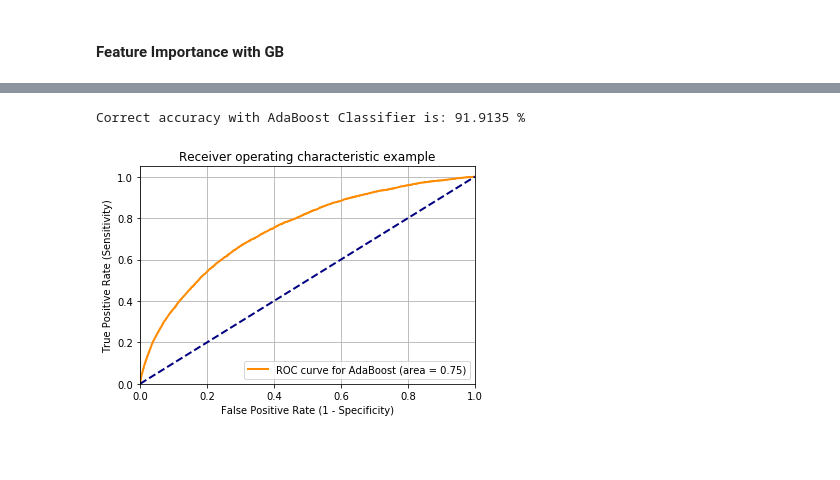
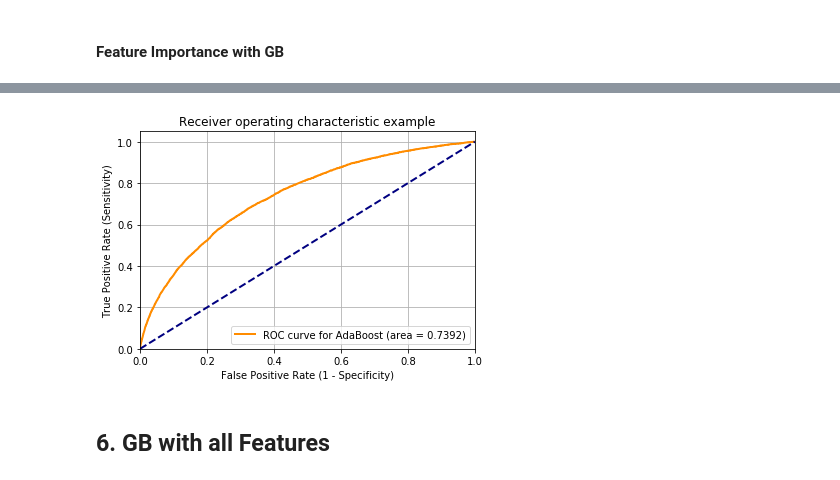
Before and after one commit to srastgou/Capstone-Project-Home-Credit-Default-Risk-, a Jupyter notebook: Capstone Proejct Home Credit Default Risk.ipynb, the cells around one changed output, grey strips where cells are left out. Saved outputs shown, nothing was run; the diff lists cells and outputs as text; code cells hidden in the pictures; blank space fills up the shorter version.

```diff
--- a/Capstone Proejct Home Credit Default Risk.ipynb
+++ b/Capstone Proejct Home Credit Default Risk.ipynb
@@ -306,0 +746,4 @@ Train.describe().T
+# %%
+sns.countplot(df['FLAG_PHONE'],palette="Set2")
+plt.show()
+df['FLAG_PHONE']=df['FLAG_PHONE'].fillna(0)
@@ -306,0 +752,4 @@ Train.describe().T
+# %%
+sns.countplot(df['FLAG_OWN_CAR'],palette="Set2")
+plt.show()
+df['FLAG_OWN_CAR']=df['FLAG_OWN_CAR'].fillna(0)
@@ -306,0 +758,4 @@ Train.describe().T
+# %%
+sns.countplot(df['AMT_REQ_CREDIT_BUREAU_YEAR'],palette="Set2")
+plt.show()
+df['AMT_REQ_CREDIT_BUREAU_YEAR']=df['AMT_REQ_CREDIT_BUREAU_YEAR'].fillna(0)
@@ -306,0 +764,4 @@ Train.describe().T
+# %%
+sns.countplot(df['CNT_CHILDREN'],palette="Set2")
+plt.show()
+df['CNT_CHILDREN']=df['CNT_CHILDREN'].fillna(0)
@@ -697,33 +1212,21 @@ print(np.argsort(FeaturesImp[:20]))
 # %%
-X=Train.drop('TARGET',axis=1)
-y=Train['TARGET']
-X_train, X_test, y_train, y_test = train_test_split(X, y, test_size = 0.3,random_state=0)
-AB= AdaBoostClassifier()
-
-AB.fit(X_train, y_train)
-print('Correct accuracy with AdaBoost Classifier is:', round(AB.score(X_test,y_test)*100,4),'%')
-
-y_pred_prob=AB.predict_proba(X_test)[:, 1]
-y_pred= AB.predict(X_test)
-
 fpr, tpr, thresholds=roc_curve(y_test, y_pred_prob)
 roc_auc = auc(fpr, tpr)
 
 
 plt.figure()
 lw = 2
-plt.plot(fpr, tpr, color='darkorange',lw=lw, label='ROC curve for AdaBoost (area = %0.2f)' % roc_auc)
+plt.plot(fpr, tpr, color='darkorange',lw=lw, label='ROC curve for AdaBoost (area = %0.4f)' % roc_auc)
 plt.plot([0, 1], [0, 1],lw=lw, color='navy', linestyle='--')
 plt.xlim([0.0, 1.0])
 plt.ylim([0.0, 1.05])
 plt.xlabel('False Positive Rate (1 - Specificity)')
 plt.ylabel('True Positive Rate (Sensitivity)')
 plt.title('Receiver operating characteristic example')
 plt.legend(loc="lower right")
 plt.grid(True)
 plt.show()
 # %% [output]
-Correct accuracy with AdaBoost Classifier is: 91.9135 %
-[figure, old version]
+[figure, new version]
 # %%
 # calculate cross-validated AUC
@@ -730,0 +1236,2 @@ Correct accuracy with AdaBoost Classifier is: 91.9135 %
+# %% [markdown]
+## 6. GB with all Features
```
Also changed, not shown: parts of 120 cells of this notebook.
